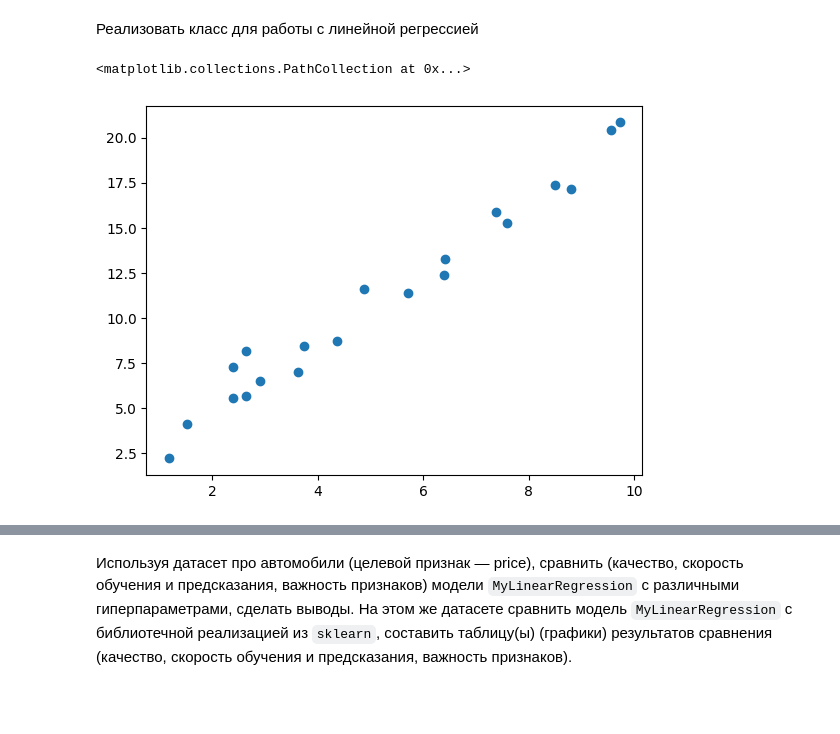
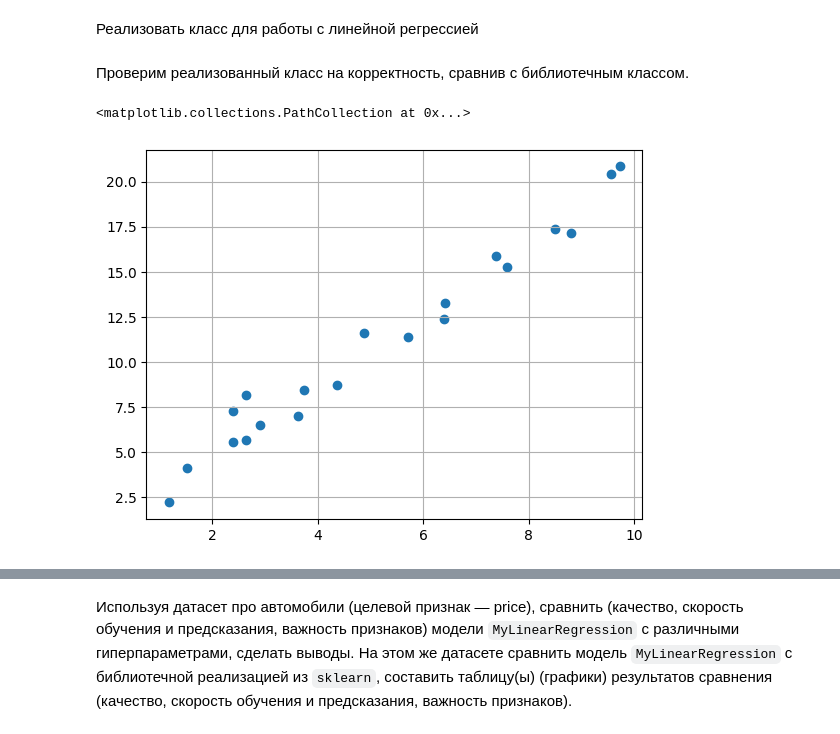
Before and after one commit to mshsvnv/ITMO_math_stat_and_ml, a Jupyter notebook: lab_04/linear_regression.ipynb, the cells around one changed output, grey strips where cells are left out. Drawn from its saved outputs; the diff is of its cells as text; code cells hidden in the pictures; blank space fills up the shorter version.

```diff
--- a/lab_04/linear_regression.ipynb
+++ b/lab_04/linear_regression.ipynb
@@ -149,11 +169,14 @@ class MyLinearRegression:
+# %% [markdown]
+Проверим реализованный класс на корректность, сравнив с библиотечным классом.
 # %%
 n_samples = 20
 np.random.seed(42)
 
 X = np.random.uniform(1, 10, (n_samples, 1))
-Y = (2 * X + 1 + np.random.normal(0, 1, (n_samples, 1))).reshape(-1)
+y = (2 * X + 1 + np.random.normal(0, 1, (n_samples, 1)))
 
-plt.scatter(X, Y)
+plt.grid(True)
+plt.scatter(X, y)
 # %% [output]
 <matplotlib.collections.PathCollection at 0x...>
-[figure, old version]
+[figure, new version]
```
Also changed, not shown: parts of 24 cells of this notebook.
